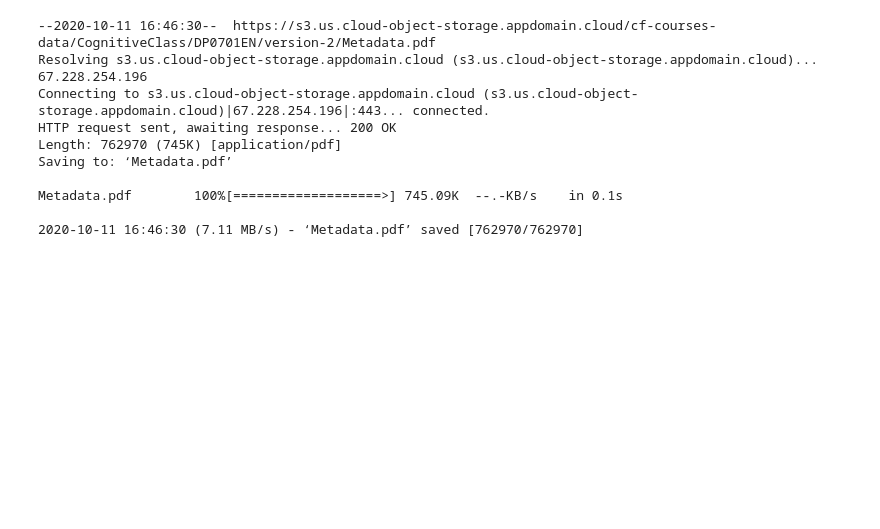
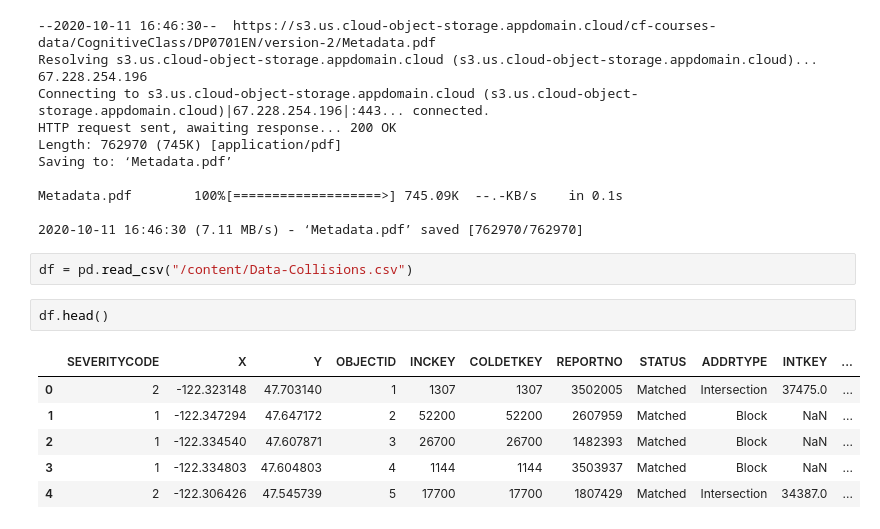
Before and after one commit to alsheabi/Capstone_project, a Jupyter notebook: Coursera_Capstone.ipynb, the cells around one changed output. Saved outputs shown, nothing was run; the diff lists cells and outputs as text; blank space fills up the shorter version.

```diff
--- a/Coursera_Capstone.ipynb
+++ b/Coursera_Capstone.ipynb
@@ -33,3 +33,14 @@ Saving to: ‘Metadata.pdf’
 Metadata.pdf        100%[===================>] 745.09K  --.-KB/s    in 0.1s
 
 2020-10-11 16:46:30 (7.11 MB/s) - ‘Metadata.pdf’ saved [762970/762970]
+# %%
+df = pd.read_csv("/content/Data-Collisions.csv")
+# %%
+df.head()
+# %% [output]
+|  | SEVERITYCODE | X | Y | OBJECTID | INCKEY | COLDETKEY | REPORTNO | STATUS | ADDRTYPE | INTKEY | ... |
+| 0 | 2 | -122.323148 | 47.703140 | 1 | 1307 | 1307 | 3502005 | Matched | Intersection | 37475.0 | ... |
+| 1 | 1 | -122.347294 | 47.647172 | 2 | 52200 | 52200 | 2607959 | Matched | Block | NaN | ... |
+| 2 | 1 | -122.334540 | 47.607871 | 3 | 26700 | 26700 | 1482393 | Matched | Block | NaN | ... |
+| 3 | 1 | -122.334803 | 47.604803 | 4 | 1144 | 1144 | 3503937 | Matched | Block | NaN | ... |
+| 4 | 2 | -122.306426 | 47.545739 | 5 | 17700 | 17700 | 1807429 | Matched | Intersection | 34387.0 | ... |
```
Also changed, not shown: parts of 2 cells of this notebook.
